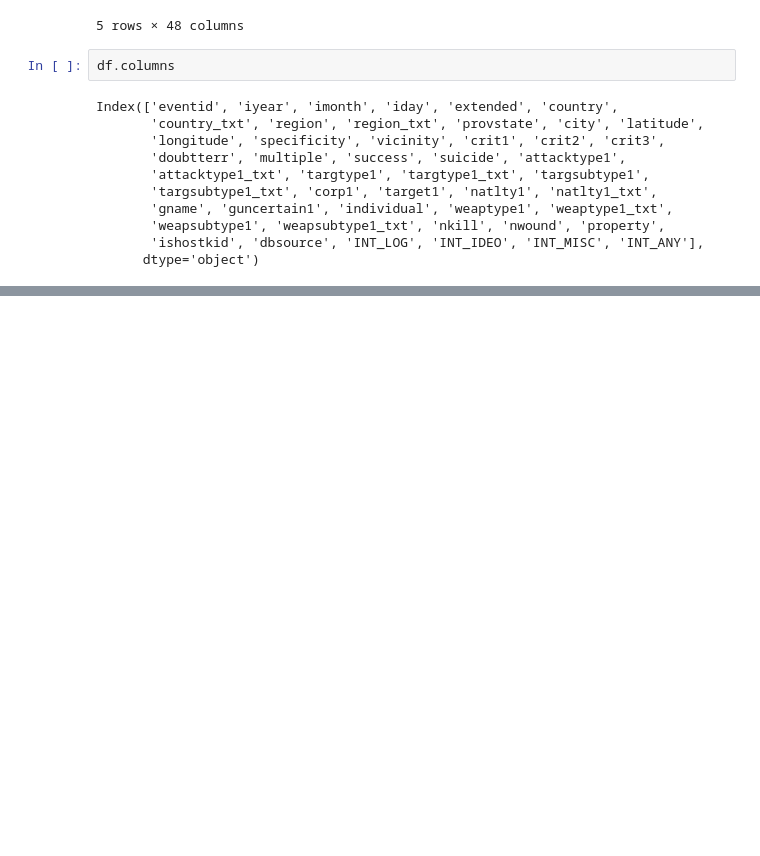
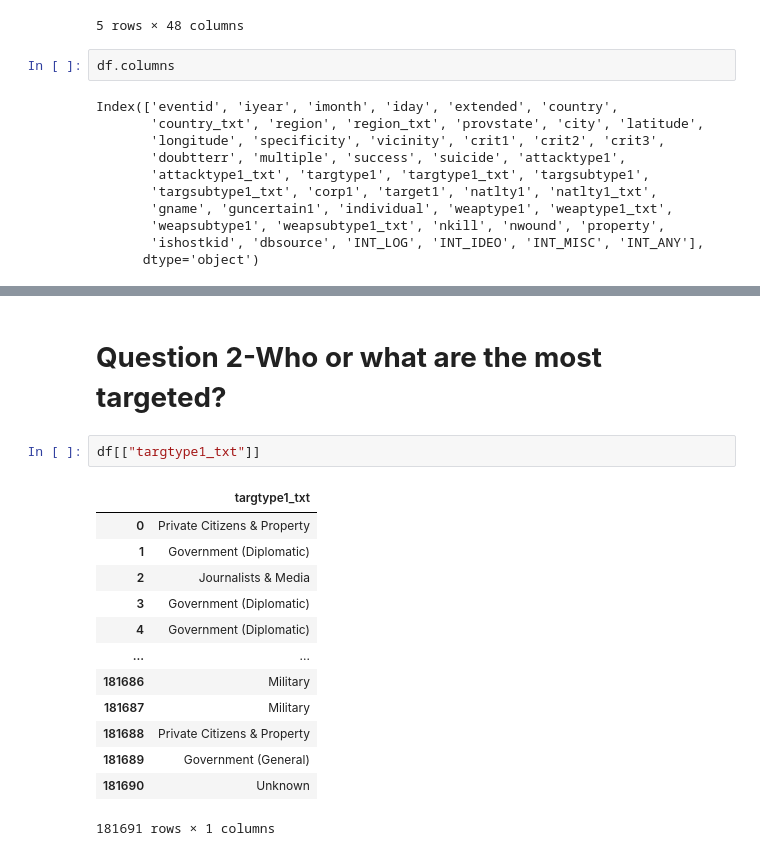
Before and after one commit to tiaL-ops/self-learning, a Jupyter notebook: gtd-eda-and-ml-approach.ipynb, the cells around one changed output, grey strips where cells are left out. Drawn from its saved outputs; the diff is of its cells as text; blank space fills up the shorter version.

```diff
--- a/gtd-eda-and-ml-approach.ipynb
+++ b/gtd-eda-and-ml-approach.ipynb
@@ -161,3 +161,21 @@ fig.update_layout(title_text='Terrorist Attacks by Country')
 # %% [output]
 The most affected country is Iraq
 [interactive output not drawn]
+# %% [markdown]
+# **Question 2-Who or what are the most targeted?**
+# %%
+df[["targtype1_txt"]]
+# %% [output]
+|  | targtype1_txt |
+| 0 | Private Citizens & Property |
+| 1 | Government (Diplomatic) |
+| 2 | Journalists & Media |
+| 3 | Government (Diplomatic) |
+| 4 | Government (Diplomatic) |
+| ... | ... |
+| 181686 | Military |
+| 181687 | Military |
+| 181688 | Private Citizens & Property |
+| 181689 | Government (General) |
+| 181690 | Unknown |
+181691 rows × 1 columns
```
Also changed, not shown: parts of 9 cells of this notebook.
